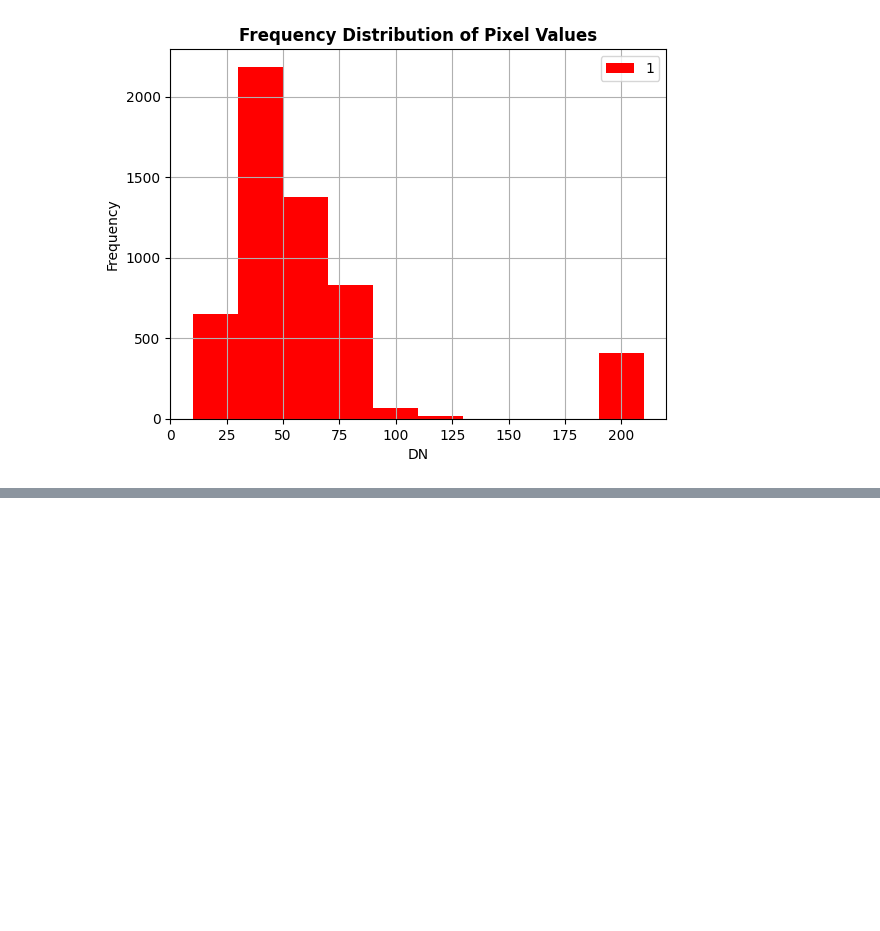
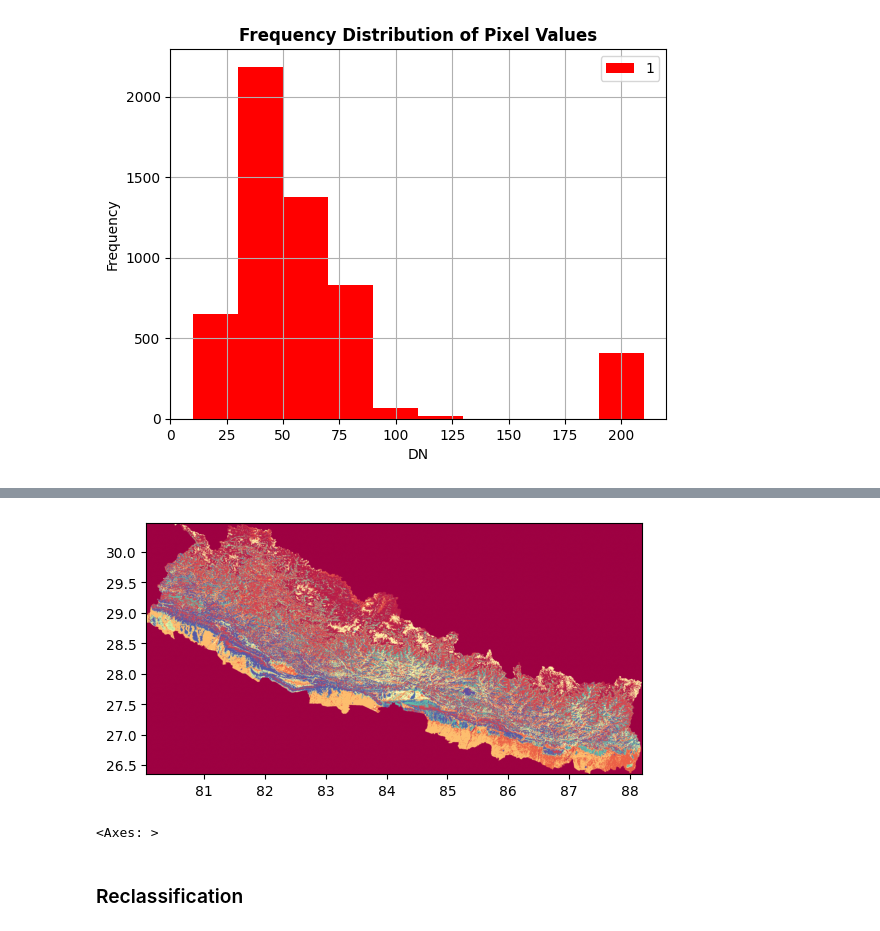
Before and after one commit to preronaroyc/geospatial-data-ml-python, a Jupyter notebook: notebooks/eda-rasterio.ipynb, the cells around one changed output, grey strips where cells are left out. Saved outputs shown, nothing was run; the diff lists cells and outputs as text; code cells hidden in the pictures; blank space fills up the shorter version.

```diff
--- a/notebooks/eda-rasterio.ipynb
+++ b/notebooks/eda-rasterio.ipynb
@@ -92,0 +129,8 @@ show_hist(df_pokhra, title = "Frequency Distribution of Pixel Values")
+# %%
+df_new = rasterio.open(r"..\data\geotiff\nepal-new.tif")
+show(df_new, transform = df_new.transform, cmap = "Spectral")
+# %% [output]
+[figure, added]
+<Axes: >
+# %% [markdown]
+### Reclassification
```
Also changed, not shown: parts of 10 cells of this notebook, 5 other files.
